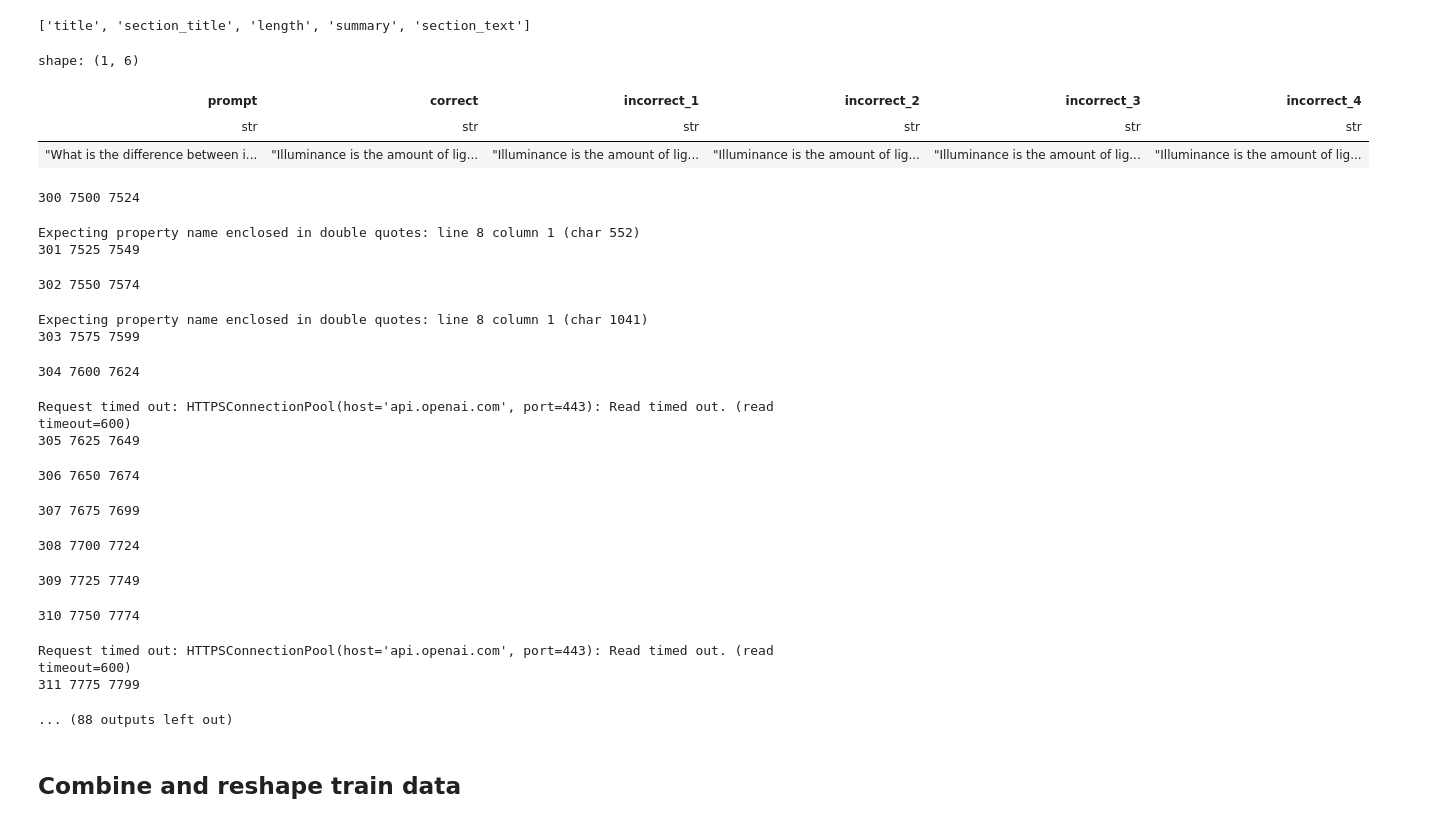
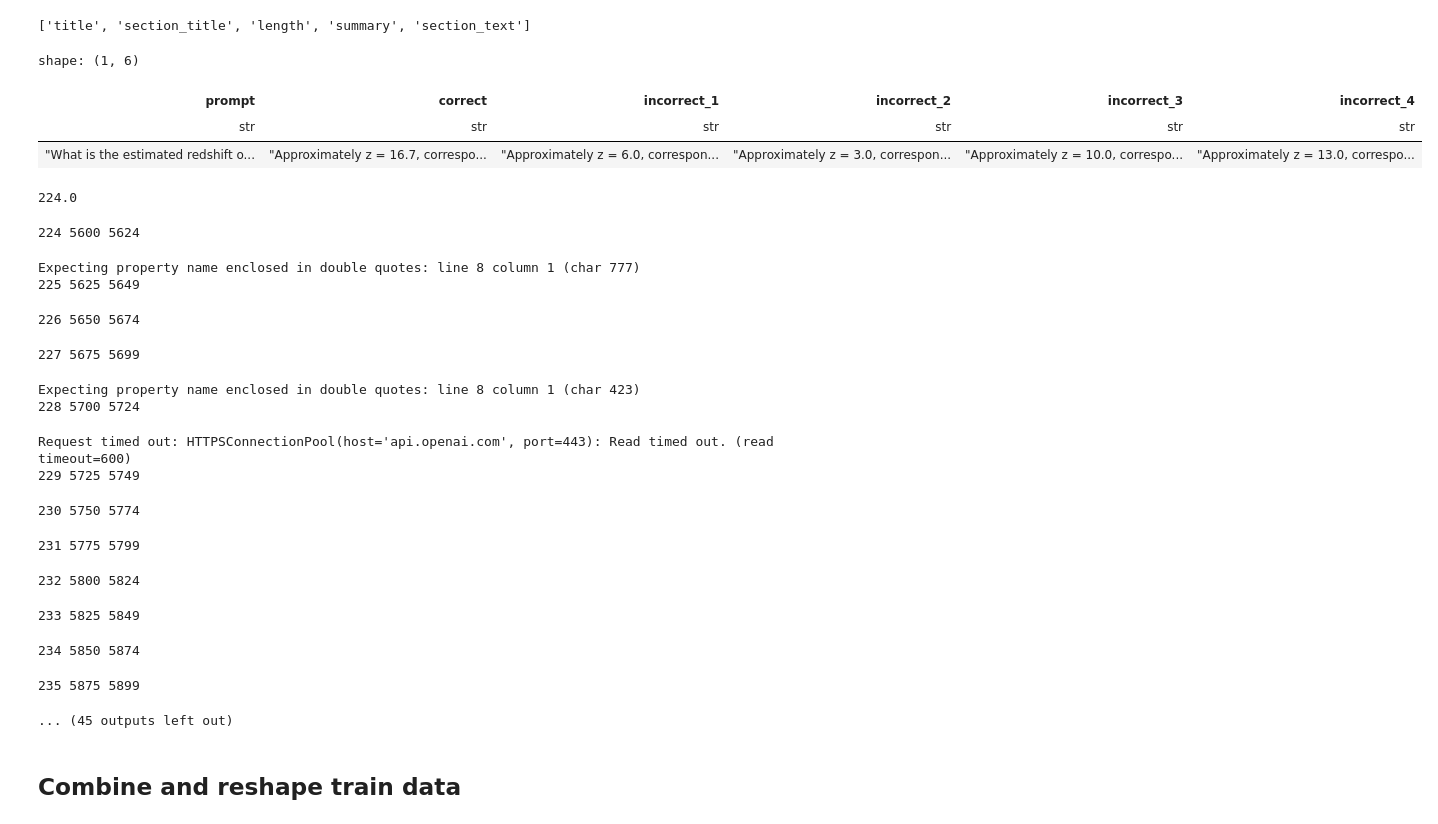
Before and after one commit to dan-tee/kaggle-science-exam, a Jupyter notebook: Generate Questions With GPT-3.5.ipynb, the cells around one changed output. Cells and saved outputs as stored; diff of their text form; code cells hidden in the pictures.

```diff
--- a/Generate Questions With GPT-3.5.ipynb
+++ b/Generate Questions With GPT-3.5.ipynb
@@ -110,30 +111,31 @@ wiki_sample.columns
 # %% [output]
 ['title', 'section_title', 'length', 'summary', 'section_text']
 # %%
-wiki_sample = pl.read_parquet('./data/wiki_samples_for_questions.parquet')
+wiki_sample = pl.read_parquet('./data/wiki_samples_for_questions_2.parquet')
+# examples from test for the question template
 sample_questions = df_test.sample(sample_size, with_replacement=True)
 all_new_rows = []
 for row in sample_questions.iter_rows(named=True):
     incorrect = []
     for letter in options:
         if letter == row['answer']:
             correct = row[letter]
         else:
             incorrect.append(row[letter])
 
     new_row = {'prompt': row['prompt'], 'correct': correct}
     for i in range(4):
         new_row[f'incorrect_{i+1}'] = incorrect[i]
     all_new_rows.append(new_row)
 
 
 sample_questions = pl.DataFrame(all_new_rows)
 sample_questions[:1]
 # %% [output]
 shape: (1, 6)
 | prompt | correct | incorrect_1 | incorrect_2 | incorrect_3 | incorrect_4 |
 | str | str | str | str | str | str |
-| "What is the difference between i... | "Illuminance is the amount of lig... | "Illuminance is the amount of lig... | "Illuminance is the amount of lig... | "Illuminance is the amount of lig... | "Illuminance is the amount of lig... |
+| "What is the estimated redshift o... | "Approximately z = 16.7, correspo... | "Approximately z = 6.0, correspon... | "Approximately z = 3.0, correspon... | "Approximately z = 10.0, correspo... | "Approximately z = 13.0, correspo... |
 # %%
 def wiki_section_to_prompt(section_row, question_row):
     return f'''
@@ -235,9 +237,13 @@ def ask_chat_gpt(prompt, schema=None, gpt4=False):
         return response_message["content"]
     else:
         return response_message['function_call']['arguments']
+# %%
+5600 / 25
+# %% [output]
+224.0
 # %%
 n_chunk = 25
-for i in range(300, 400):
+for i in range(224, 300):
     lower = n_chunk*i
     upper = n_chunk*(i+1)
     print(i, lower, upper-1)
@@ -249,7 +255,7 @@ for i in range(300, 400):
             # print(section_row['title'], section_row['section_title'])
             prompt = wiki_section_to_prompt(section_row, question_row)
             questions.append(ask_chat_gpt(prompt, mc5_schema))
-        file_path = f'./data/daniel_train/v_1/{lower:05d}-{upper-1:05d}.csv'
+        file_path = f'./data/daniel_train/v_2/{lower:05d}-{upper-1:05d}.csv'
         df_q = pl.from_dicts([json.loads(q_str) for q_str in questions])
         df_q = df_q.with_columns(wiki_sample[lower:upper]['title'], wiki_sample[lower:upper]['section_title'])
         df_q.write_csv(file_path)
@@ -257,23 +263,22 @@ for i in range(300, 400):
     except Exception as e:
         print(e)
 # %% [output]
-300 7500 7524
+224 5600 5624
-Expecting property name enclosed in double quotes: line 8 column 1 (char 552)
-301 7525 7549
+Expecting property name enclosed in double quotes: line 8 column 1 (char 777)
+225 5625 5649
-302 7550 7574
+226 5650 5674
-Expecting property name enclosed in double quotes: line 8 column 1 (char 1041)
-303 7575 7599
+227 5675 5699
-304 7600 7624
+Expecting property name enclosed in double quotes: line 8 column 1 (char 423)
+228 5700 5724
 Request timed out: HTTPSConnectionPool(host='api.openai.com', port=443): Read timed out. (read timeout=600)
-305 7625 7649
+229 5725 5749
-306 7650 7674
+230 5750 5774
-307 7675 7699
+231 5775 5799
-308 7700 7724
+232 5800 5824
-309 7725 7749
+233 5825 5849
-310 7750 7774
+234 5850 5874
-Request timed out: HTTPSConnectionPool(host='api.openai.com', port=443): Read timed out. (read timeout=600)
-311 7775 7799
+235 5875 5899
-... (88 outputs left out)
+... (45 outputs left out)
 # %% [markdown]
 ## Combine and reshape train data
 # %%
```
Also changed, not shown: parts of 4 cells of this notebook, 6 other files.
